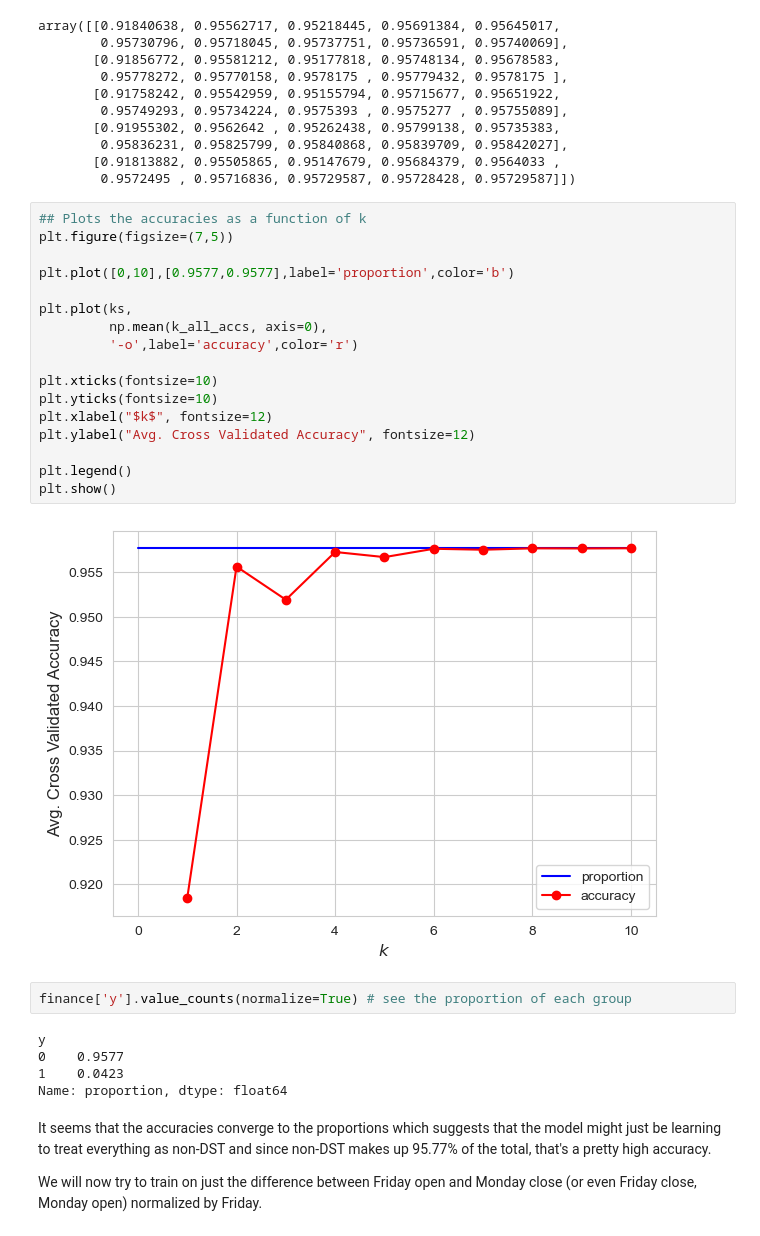
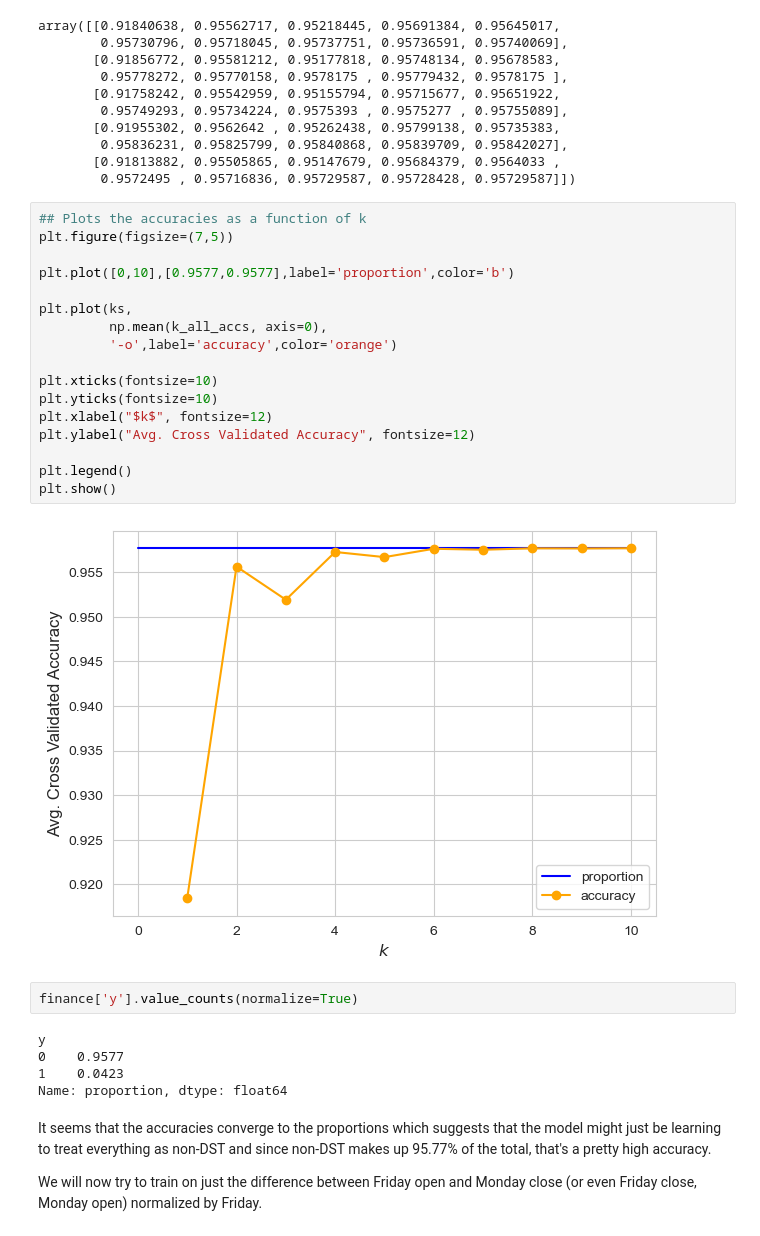
Before and after one commit to ghuckabe/DSTMarketAnalysis, a Jupyter notebook: kaggle_classify.ipynb, the cells around one changed output. Drawn from its saved outputs; the diff is of its cells as text.

```diff
--- a/kaggle_classify.ipynb
+++ b/kaggle_classify.ipynb
@@ -811,24 +813,24 @@ array([[0.91840638, 0.95562717, 0.95218445, 0.95691384, 0.95645017,
 # %%
 ## Plots the accuracies as a function of k
 plt.figure(figsize=(7,5))
 
 plt.plot([0,10],[0.9577,0.9577],label='proportion',color='b')
 
 plt.plot(ks,
          np.mean(k_all_accs, axis=0),
-         '-o',label='accuracy',color='r')
+         '-o',label='accuracy',color='orange')
 
 plt.xticks(fontsize=10)
 plt.yticks(fontsize=10)
 plt.xlabel("$k$", fontsize=12)
 plt.ylabel("Avg. Cross Validated Accuracy", fontsize=12)
 
 plt.legend()
 plt.show()
 # %% [output]
-[figure, old version]
+[figure, new version]
 # %%
-finance['y'].value_counts(normalize=True) # see the proportion of each group
+finance['y'].value_counts(normalize=True)
 # %% [output]
 y
 0    0.9577
```
Also changed, not shown: parts of 4 cells of this notebook.
